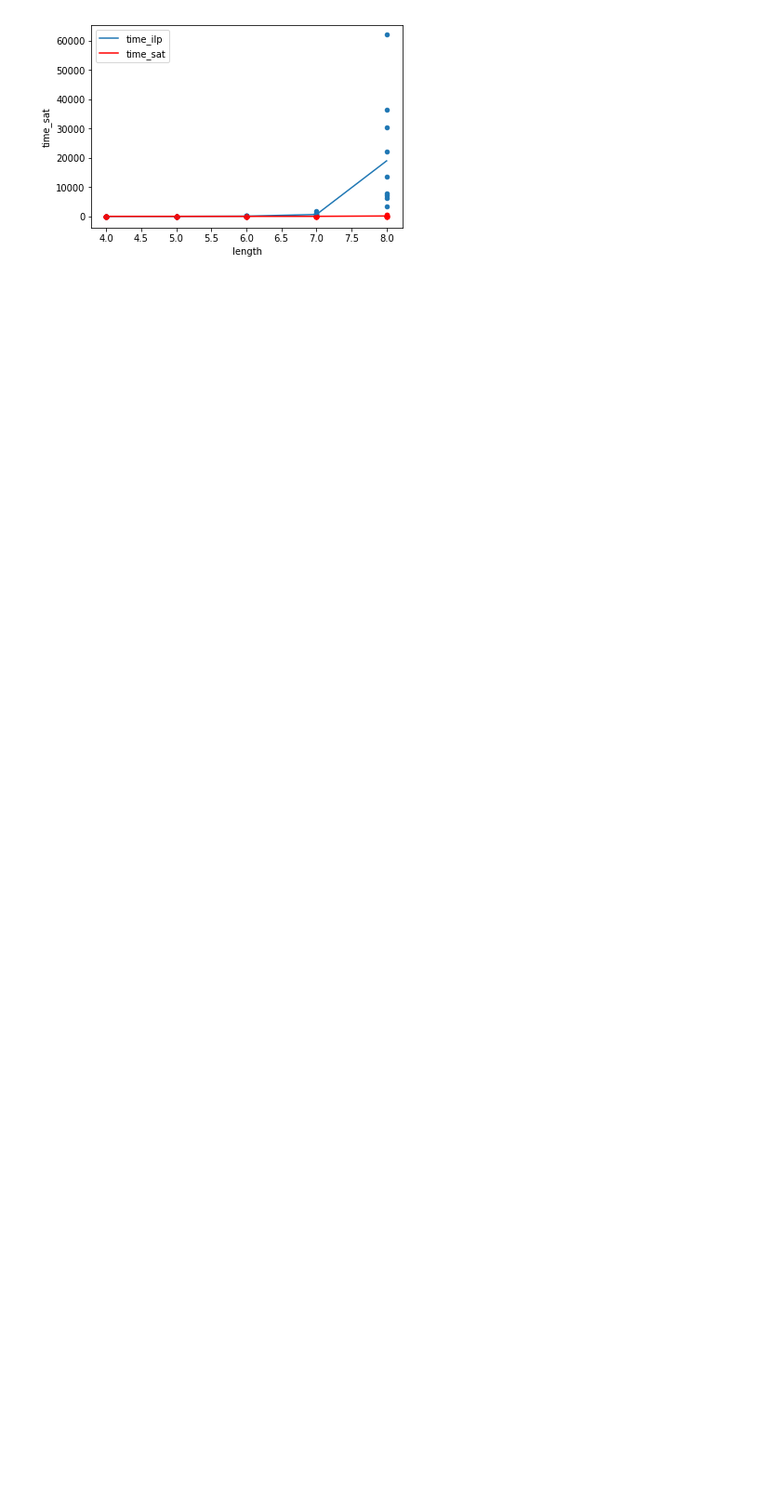
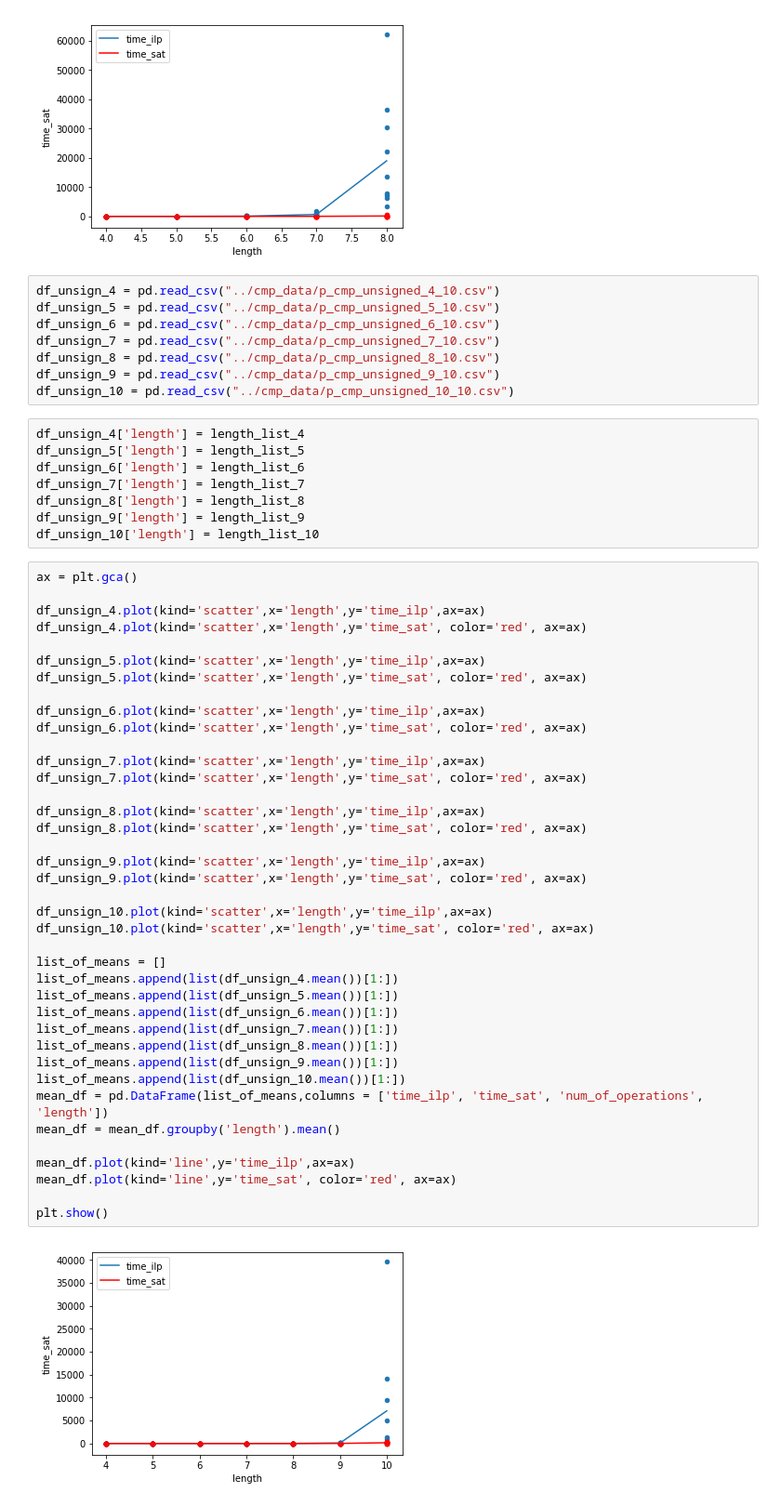
Before and after one commit to lleizuo/transform-order-by-reversals, a Jupyter notebook: src/plot.ipynb, the cells around one changed output. Shown at 93% size. Saved outputs shown, nothing was run; the diff lists cells and outputs as text; blank space fills up the shorter version.

Commit message:
graphs

```diff
--- a/src/plot.ipynb
+++ b/src/plot.ipynb
@@ -169,3 +169,60 @@ mean_df.plot(kind='line',y='time_sat', color='red', ax=ax)
 plt.show()
 # %% [output]
 [figure]
+# %%
+df_unsign_4 = pd.read_csv("../cmp_data/p_cmp_unsigned_4_10.csv")
+df_unsign_5 = pd.read_csv("../cmp_data/p_cmp_unsigned_5_10.csv")
+df_unsign_6 = pd.read_csv("../cmp_data/p_cmp_unsigned_6_10.csv")
+df_unsign_7 = pd.read_csv("../cmp_data/p_cmp_unsigned_7_10.csv")
+df_unsign_8 = pd.read_csv("../cmp_data/p_cmp_unsigned_8_10.csv")
+df_unsign_9 = pd.read_csv("../cmp_data/p_cmp_unsigned_9_10.csv")
+df_unsign_10 = pd.read_csv("../cmp_data/p_cmp_unsigned_10_10.csv")
+# %%
+df_unsign_4['length'] = length_list_4
+df_unsign_5['length'] = length_list_5
+df_unsign_6['length'] = length_list_6
+df_unsign_7['length'] = length_list_7
+df_unsign_8['length'] = length_list_8
+df_unsign_9['length'] = length_list_9
+df_unsign_10['length'] = length_list_10
+# %%
+ax = plt.gca()
+
+df_unsign_4.plot(kind='scatter',x='length',y='time_ilp',ax=ax)
+df_unsign_4.plot(kind='scatter',x='length',y='time_sat', color='red', ax=ax)
+
+df_unsign_5.plot(kind='scatter',x='length',y='time_ilp',ax=ax)
+df_unsign_5.plot(kind='scatter',x='length',y='time_sat', color='red', ax=ax)
+
+df_unsign_6.plot(kind='scatter',x='length',y='time_ilp',ax=ax)
+df_unsign_6.plot(kind='scatter',x='length',y='time_sat', color='red', ax=ax)
+
+df_unsign_7.plot(kind='scatter',x='length',y='time_ilp',ax=ax)
+df_unsign_7.plot(kind='scatter',x='length',y='time_sat', color='red', ax=ax)
+
+df_unsign_8.plot(kind='scatter',x='length',y='time_ilp',ax=ax)
+df_unsign_8.plot(kind='scatter',x='length',y='time_sat', color='red', ax=ax)
+
+df_unsign_9.plot(kind='scatter',x='length',y='time_ilp',ax=ax)
+df_unsign_9.plot(kind='scatter',x='length',y='time_sat', color='red', ax=ax)
+
+df_unsign_10.plot(kind='scatter',x='length',y='time_ilp',ax=ax)
+df_unsign_10.plot(kind='scatter',x='length',y='time_sat', color='red', ax=ax)
+
+list_of_means = []
+list_of_means.append(list(df_unsign_4.mean())[1:])
+list_of_means.append(list(df_unsign_5.mean())[1:])
+list_of_means.append(list(df_unsign_6.mean())[1:])
+list_of_means.append(list(df_unsign_7.mean())[1:])
+list_of_means.append(list(df_unsign_8.mean())[1:])
+list_of_means.append(list(df_unsign_9.mean())[1:])
+list_of_means.append(list(df_unsign_10.mean())[1:])
+mean_df = pd.DataFrame(list_of_means,columns = ['time_ilp', 'time_sat', 'num_of_operations', 'length'])
+mean_df = mean_df.groupby('length').mean()
+
+mean_df.plot(kind='line',y='time_ilp',ax=ax)
+mean_df.plot(kind='line',y='time_sat', color='red', ax=ax)
+
+plt.show()
+# %% [output]
+[figure, added]
```
